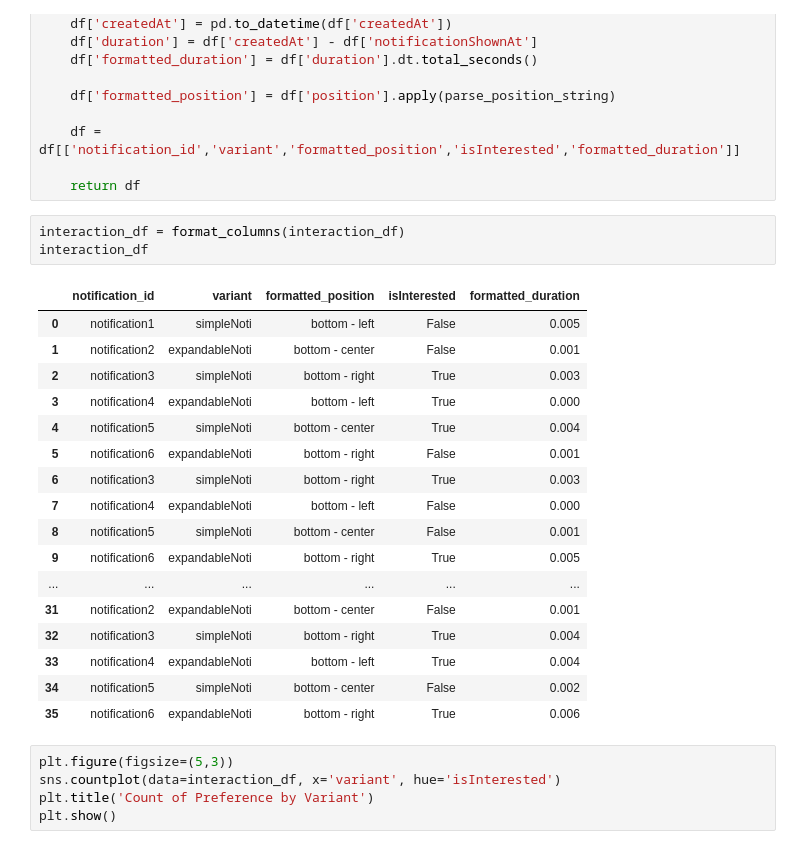
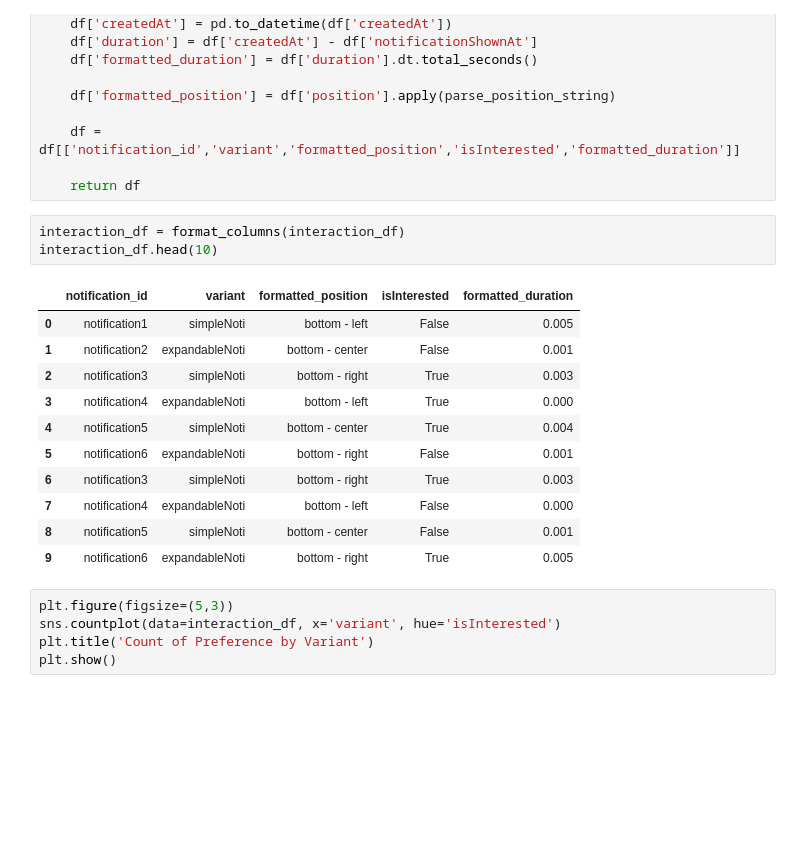
Before and after one commit to nguyetha79/noti-data-analysis, a Jupyter notebook: results-noti.ipynb, the cells around one changed output. Drawn from its saved outputs; the diff is of its cells as text; blank space fills up the shorter version.

```diff
--- a/results-noti.ipynb
+++ b/results-noti.ipynb
@@ -102,25 +137,19 @@ def format_columns(df):
     return df
 # %%
 interaction_df = format_columns(interaction_df)
-interaction_df
+interaction_df.head(10)
 # %% [output]
 |  | notification_id | variant | formatted_position | isInterested | formatted_duration |
 | 0 | notification1 | simpleNoti | bottom - left | False | 0.005 |
 | 1 | notification2 | expandableNoti | bottom - center | False | 0.001 |
 | 2 | notification3 | simpleNoti | bottom - right | True | 0.003 |
 | 3 | notification4 | expandableNoti | bottom - left | True | 0.000 |
 | 4 | notification5 | simpleNoti | bottom - center | True | 0.004 |
 | 5 | notification6 | expandableNoti | bottom - right | False | 0.001 |
 | 6 | notification3 | simpleNoti | bottom - right | True | 0.003 |
 | 7 | notification4 | expandableNoti | bottom - left | False | 0.000 |
 | 8 | notification5 | simpleNoti | bottom - center | False | 0.001 |
 | 9 | notification6 | expandableNoti | bottom - right | True | 0.005 |
-| ... | ... | ... | ... | ... | ... |
-| 31 | notification2 | expandableNoti | bottom - center | False | 0.001 |
-| 32 | notification3 | simpleNoti | bottom - right | True | 0.004 |
-| 33 | notification4 | expandableNoti | bottom - left | True | 0.004 |
-| 34 | notification5 | simpleNoti | bottom - center | False | 0.002 |
-| 35 | notification6 | expandableNoti | bottom - right | True | 0.006 |
 # %%
 plt.figure(figsize=(5,3))
 sns.countplot(data=interaction_df, x='variant', hue='isInterested')
```
Also changed, not shown: parts of 3 cells of this notebook, 1 other file.
